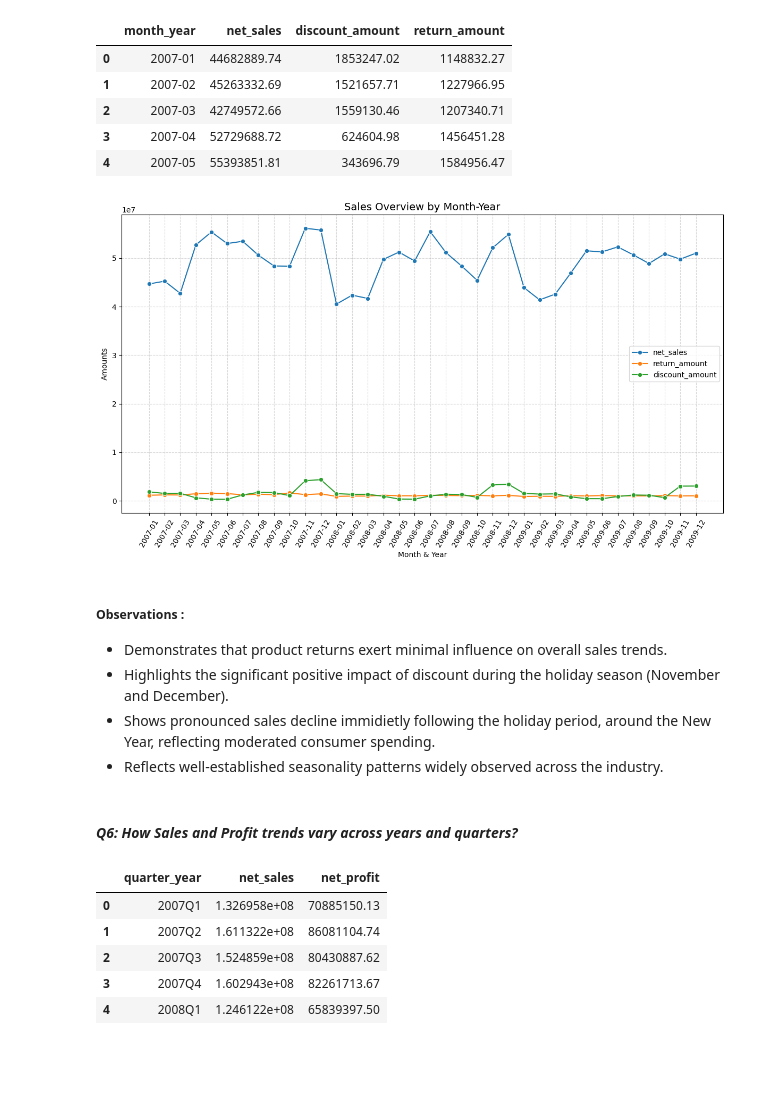
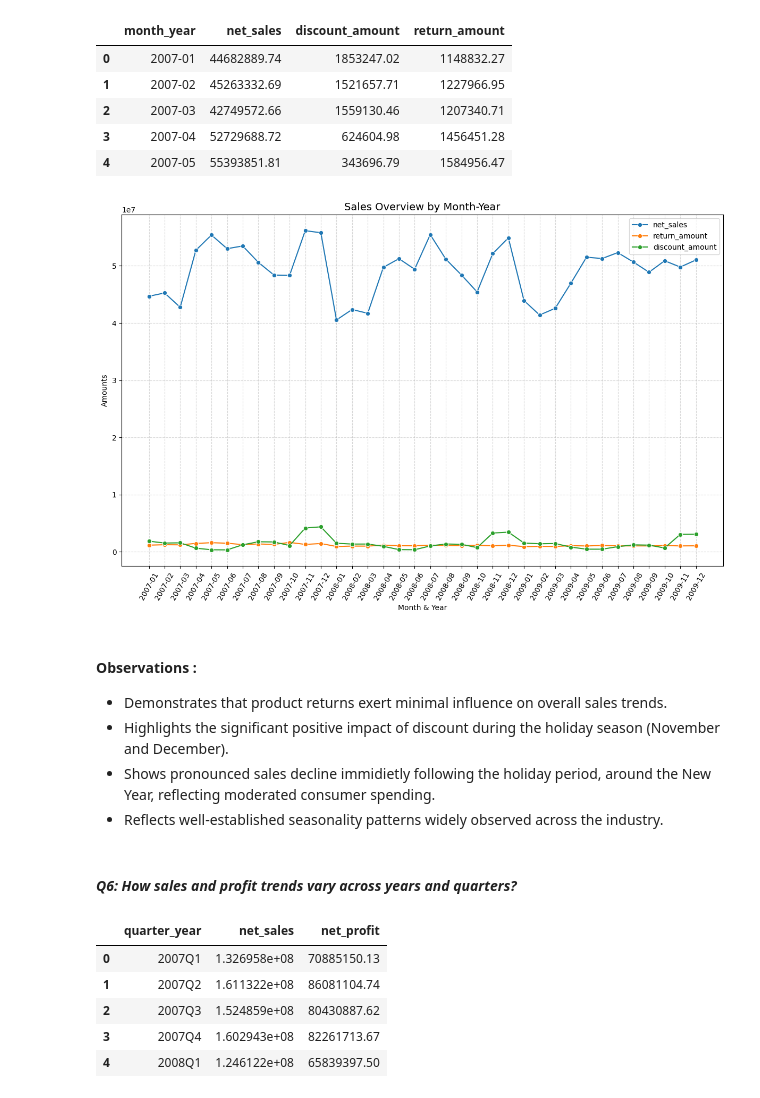
Before and after one commit to hemant4dsci/retail_e-commerce_sales_analytics, a Jupyter notebook: notebooks/02_exploratory_data_analysis.ipynb, the cells around one changed output. Drawn from its saved outputs; the diff is of its cells as text; code cells hidden in the pictures; blank space fills up the shorter version.

```diff
--- a/notebooks/02_exploratory_data_analysis.ipynb
+++ b/notebooks/02_exploratory_data_analysis.ipynb
@@ -416,28 +512,28 @@ group_month_melt = group_month.melt(
 # %%
 # Line plot to visulize impact of return amount and discount amount on sales
 
-plt.figure(figsize=(12, 7))
+plt.figure(figsize=(12, 8))
 sns.lineplot(
     data=group_month_melt, x="month_year", y="amount", hue="metric", marker="o"
 )
 plt.title("Sales Overview by Month-Year", fontsize=14)
 plt.xlabel("Month & Year")
 plt.xticks(rotation=60)
 plt.ylabel("Amounts")
 plt.legend()
 plt.grid(True, linestyle="--", alpha=0.5)
 plt.tight_layout()
 plt.show()
 # %% [output]
-[figure, old version]
+[figure, new version]
 # %% [markdown]
-##### **Observations :**
+#### Observations :
 - Demonstrates that product returns exert minimal influence on overall sales trends.
 - Highlights the significant positive impact of discount during the holiday season (November and December).
 - Shows pronounced sales decline immidietly following the holiday period, around the New Year, reflecting moderated consumer spending.
 - Reflects well-established seasonality patterns widely observed across the industry.
 # %% [markdown]
-#### *Q6: How Sales and Profit trends vary across years and quarters?*
+#### *Q6: How sales and profit trends vary across years and quarters?*
 # %%
 # Creating column quarter_year for line plot
 df["quarter_year"] = df["dates"].dt.to_period("Q").astype(str)
```
Also changed, not shown: parts of 42 cells of this notebook.
